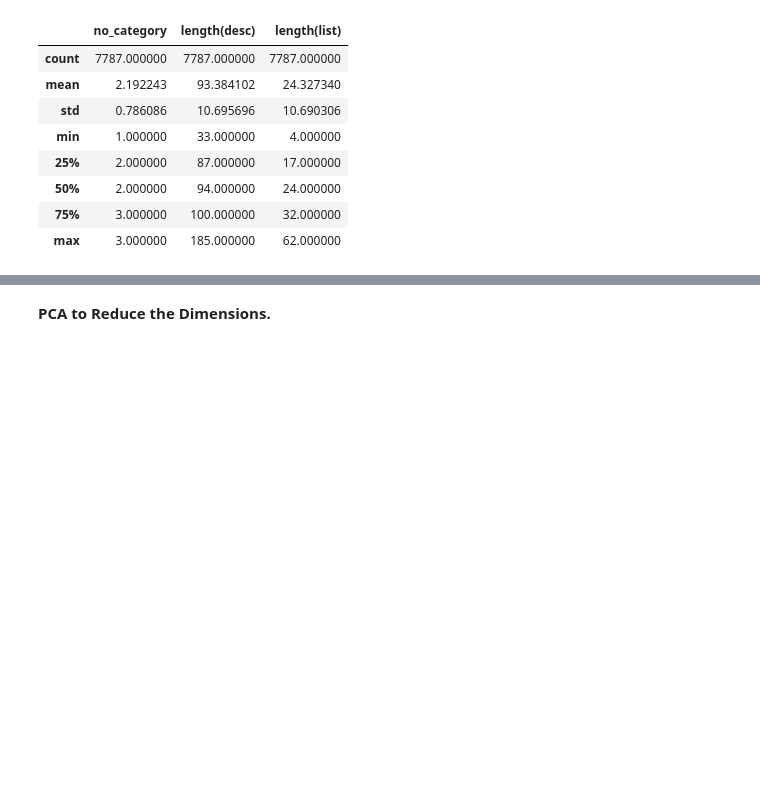
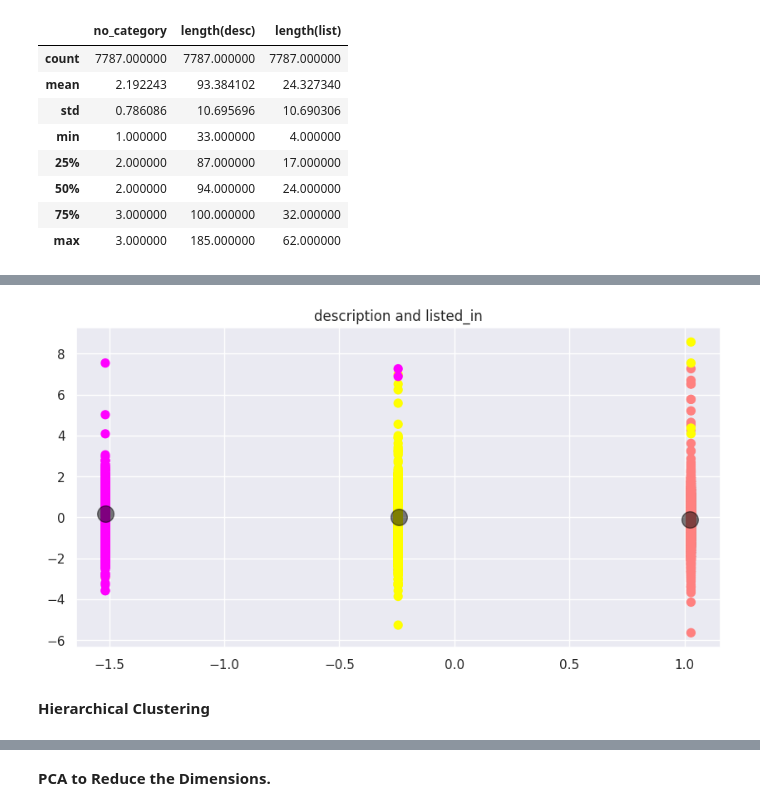
Before and after one commit to pratikjori20/Netflix-movies-TV-Shows-Clustring-ML-unsupervised, a Jupyter notebook: individual_notebook_capstone_4.ipynb, the cells around one changed output, grey strips where cells are left out. Drawn from its saved outputs; the diff is of its cells as text; code cells hidden in the pictures; blank space fills up the shorter version.

```diff
--- a/individual_notebook_capstone_4.ipynb
+++ b/individual_notebook_capstone_4.ipynb
@@ -955,0 +1000,16 @@ TypeError: ignored
+# %%
+Kmean_clust = KMeans(n_clusters = 3)
+Kmean_clust.fit(X)
+Kmeans = Kmean_clust.predict(X)
+# %%
+plt.figure(figsize=(10,5))
+plt.title('description and listed_in')
+plt.scatter(X[:, 0], X[:, 1], c=Kmeans, s=50, cmap='spring')
+
+centers = Kmean_clust.cluster_centers_
+plt.scatter(centers[:, 0], centers[:, 1], c='black', s=200, alpha=0.5)
+plt.show()
+# %% [output]
+[figure, added]
+# %% [markdown]
+<B> Hierarchical Clustering
```
Also changed, not shown: parts of 11 cells of this notebook.
